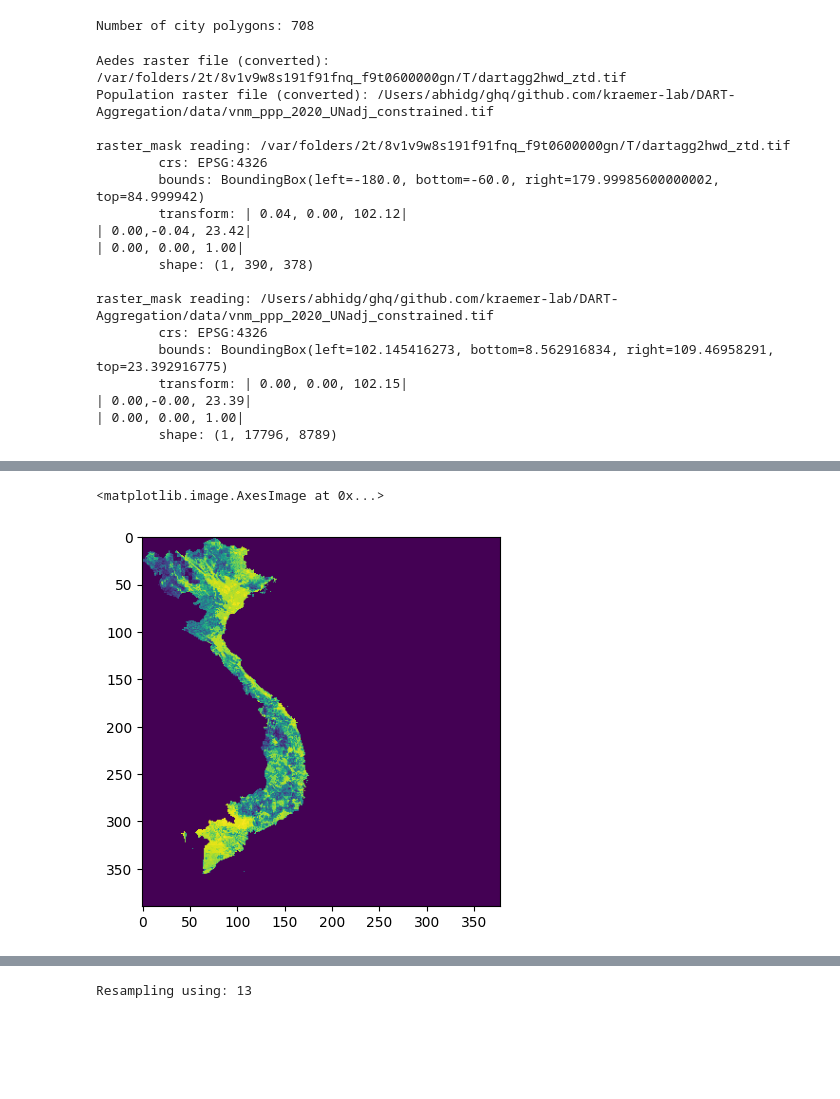
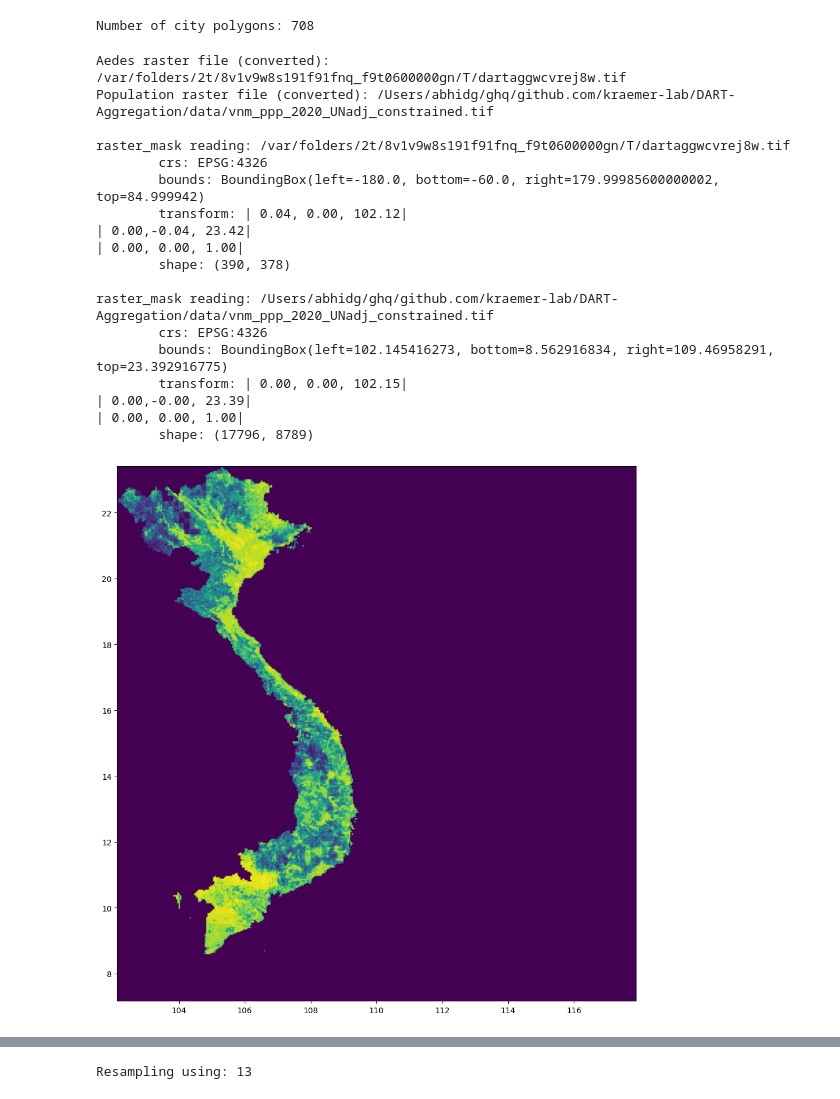
Before and after one commit to kraemer-lab/geoglue, a Jupyter notebook: agg.ipynb, the cells around one changed output, grey strips where cells are left out. Saved outputs shown, nothing was run; the diff lists cells and outputs as text; code cells hidden in the pictures; blank space fills up the shorter version.

```diff
--- a/agg.ipynb
+++ b/agg.ipynb
@@ -68,6 +68,7 @@ def raster_mask(file: str | Path, geometry: gpd.GeoSeries) -> npt.ArrayLike:
     print("\nraster_mask reading:", file)
     with rasterio.open(file) as src:
         masked, transform = rasterio.mask.mask(src, geometry, crop=True)
+        masked = masked.squeeze()
         masked[masked == src.nodata] = 0
         print("\tcrs:", src.crs)
         print("\tbounds:", src.bounds)
@@ -111,7 +112,7 @@ def resample_to_destination(
     """
     print("Resampling using:", resampling)
     # drop the first index (1)
-    _, height, width = destination.shape  # type: ignore
+    height, width = destination.shape  # type: ignore
     assert isinstance(width, int) and isinstance(height, int)
     # Create an empty array to hold the resampled data
     resampled_data = np.zeros((height, width), dtype=np.float32)
@@ -147,16 +148,16 @@ print("Population raster file (converted):", population_raster_file)
 aedes_masked, aedes_masked_transform = raster_mask(aedes_raster_file, city_polygons.geometry)
 population_masked_high, population_masked_transform = raster_mask(population_raster_file, city_polygons.geometry)
 # %% [output]
-Aedes raster file (converted): /var/folders/2t/8v1v9w8s191f91fnq_f9t0600000gn/T/dartagg2hwd_ztd.tif
+Aedes raster file (converted): /var/folders/2t/8v1v9w8s191f91fnq_f9t0600000gn/T/dartaggwcvrej8w.tif
 Population raster file (converted): /Users/abhidg/ghq/github.com/kraemer-lab/DART-Aggregation/data/vnm_ppp_2020_UNadj_constrained.tif
 
-raster_mask reading: /var/folders/2t/8v1v9w8s191f91fnq_f9t0600000gn/T/dartagg2hwd_ztd.tif
+raster_mask reading: /var/folders/2t/8v1v9w8s191f91fnq_f9t0600000gn/T/dartaggwcvrej8w.tif
         crs: EPSG:4326
         bounds: BoundingBox(left=-180.0, bottom=-60.0, right=179.99985600000002, top=84.999942)
         transform: | 0.04, 0.00, 102.12|
 | 0.00,-0.04, 23.42|
 | 0.00, 0.00, 1.00|
-        shape: (1, 390, 378)
+        shape: (390, 378)
 
 raster_mask reading: /Users/abhidg/ghq/github.com/kraemer-lab/DART-Aggregation/data/vnm_ppp_2020_UNadj_constrained.tif
         crs: EPSG:4326
@@ -164,9 +165,10 @@ raster_mask reading: /Users/abhidg/ghq/github.com/kraemer-lab/DART-Aggregation/d
         transform: | 0.00, 0.00, 102.15|
 | 0.00,-0.00, 23.39|
 | 0.00, 0.00, 1.00|
-        shape: (1, 17796, 8789)
+        shape: (17796, 8789)
 # %%
-!pip install matplotlib
 import matplotlib.pyplot as plt
-plt.imshow(aedes_masked.squeeze())
+import rasterio.plot
+rasterio.plot.show(aedes_masked, transform=aedes_masked_transform)
 # %% [output]
+[figure, new version]
@@ -184,3 +176 @@ Requirement already satisfied: six>=1.5 in ./.venv/lib/python3.13/site-packages
-<matplotlib.image.AxesImage at 0x...>
-[figure, old version]
 # %%
```
Also changed, not shown: parts of 5 cells of this notebook, 2 other files.
